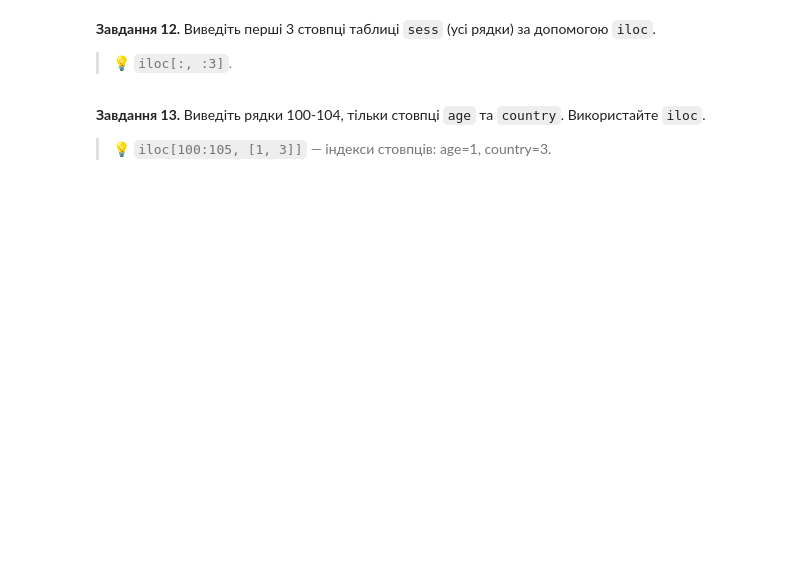
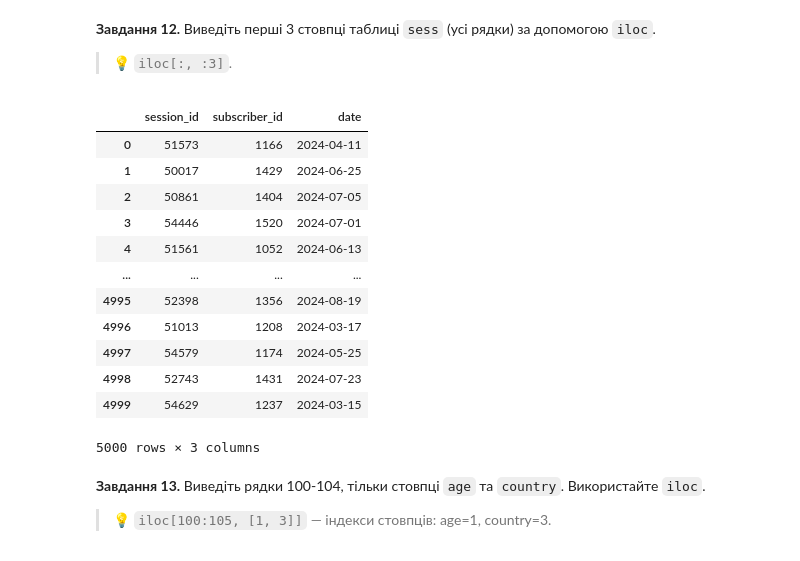
Before and after one commit to VikiTarasova/DTA_2026, a Jupyter notebook: Homework/pandas_viz_practice.ipynb, the cells around one changed output. Cells and saved outputs as stored; diff of their text form; code cells hidden in the pictures; blank space fills up the shorter version.

```diff
--- a/Homework/pandas_viz_practice.ipynb
+++ b/Homework/pandas_viz_practice.ipynb
@@ -164,6 +252,21 @@ subs.head()
 > 💡 `iloc[:, :3]`.
 # %%
 # Завдання 12:
+sess.iloc[:, :3]
+# %% [output]
+|  | session_id | subscriber_id | date |
+| 0 | 51573 | 1166 | 2024-04-11 |
+| 1 | 50017 | 1429 | 2024-06-25 |
+| 2 | 50861 | 1404 | 2024-07-05 |
+| 3 | 54446 | 1520 | 2024-07-01 |
+| 4 | 51561 | 1052 | 2024-06-13 |
+| ... | ... | ... | ... |
+| 4995 | 52398 | 1356 | 2024-08-19 |
+| 4996 | 51013 | 1208 | 2024-03-17 |
+| 4997 | 54579 | 1174 | 2024-05-25 |
+| 4998 | 52743 | 1431 | 2024-07-23 |
+| 4999 | 54629 | 1237 | 2024-03-15 |
+5000 rows × 3 columns
 # %% [markdown]
 **Завдання 13.** Виведіть рядки 100-104, тільки стовпці `age` та `country`. Використайте `iloc`.
 
```
Also changed, not shown: parts of 17 cells of this notebook.
